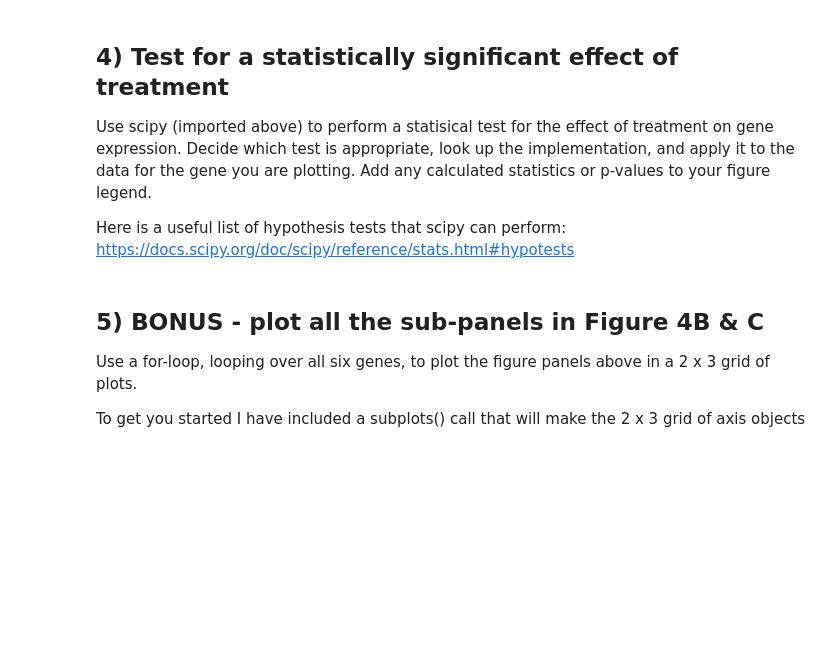
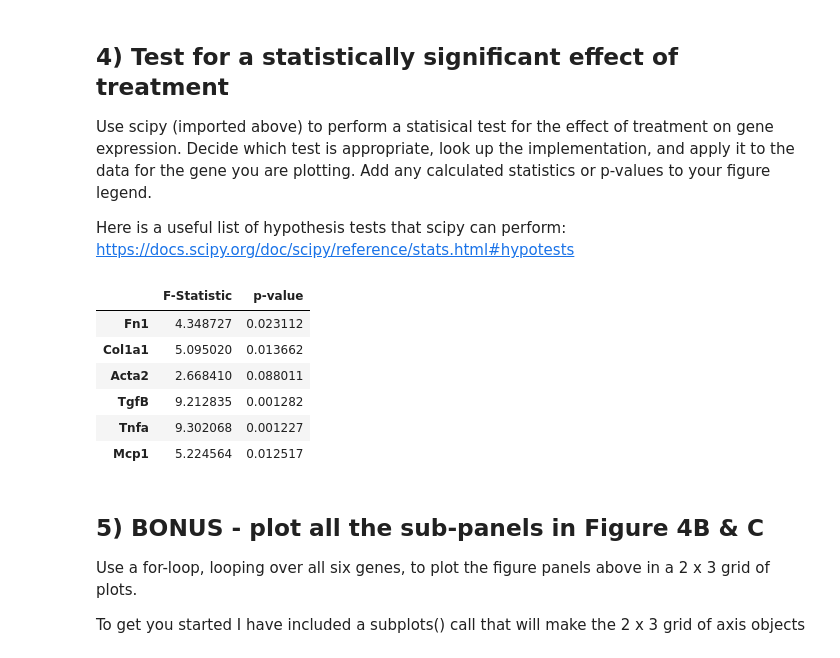
Before and after one commit to snaskar-web/ABIO558, a Jupyter notebook: miniproject_1_blank.ipynb, the cells around one changed output. Saved outputs shown, nothing was run; the diff lists cells and outputs as text; code cells hidden in the pictures; blank space fills up the shorter version.

```diff
--- a/miniproject_1_blank.ipynb
+++ b/miniproject_1_blank.ipynb
@@ -200,6 +179,28 @@ sns.barplot(data=relative_quantity, x='sample_type', y='Fn1')
 Use scipy (imported above) to perform a statisical test for the effect of treatment on gene expression. Decide which test is appropriate, look up the implementation, and apply it to the data for the gene you are plotting. Add any calculated statistics or p-values to your figure legend.
 
 Here is a useful list of hypothesis tests that scipy can perform: https://docs.scipy.org/doc/scipy/reference/stats.html#hypotests
+# %%
+from scipy import stats
+genes = ['Fn1', 'Col1a1', 'Acta2', 'TgfB', 'Tnfa', 'Mcp1']
+anova_results = {}
+for gene in genes:
+    groups = [
+        group_df[gene].dropna().values
+        for _, group_df in relative_expression.groupby('sample_type')
+    ]
+    f_stat, p_val = stats.f_oneway(*groups)
+    anova_results[gene] = {'F-Statistic': f_stat, 'p-value': p_val}
+
+stats_df = pd.DataFrame(anova_results).T
+stats_df
+# %% [output]
+|  | F-Statistic | p-value |
+| Fn1 | 4.348727 | 0.023112 |
+| Col1a1 | 5.095020 | 0.013662 |
+| Acta2 | 2.668410 | 0.088011 |
+| TgfB | 9.212835 | 0.001282 |
+| Tnfa | 9.302068 | 0.001227 |
+| Mcp1 | 5.224564 | 0.012517 |
 # %% [markdown]
 ## 5) BONUS - plot all the sub-panels in Figure 4B & C
 
```
Also changed, not shown: parts of 3 cells of this notebook, 1 other file.
